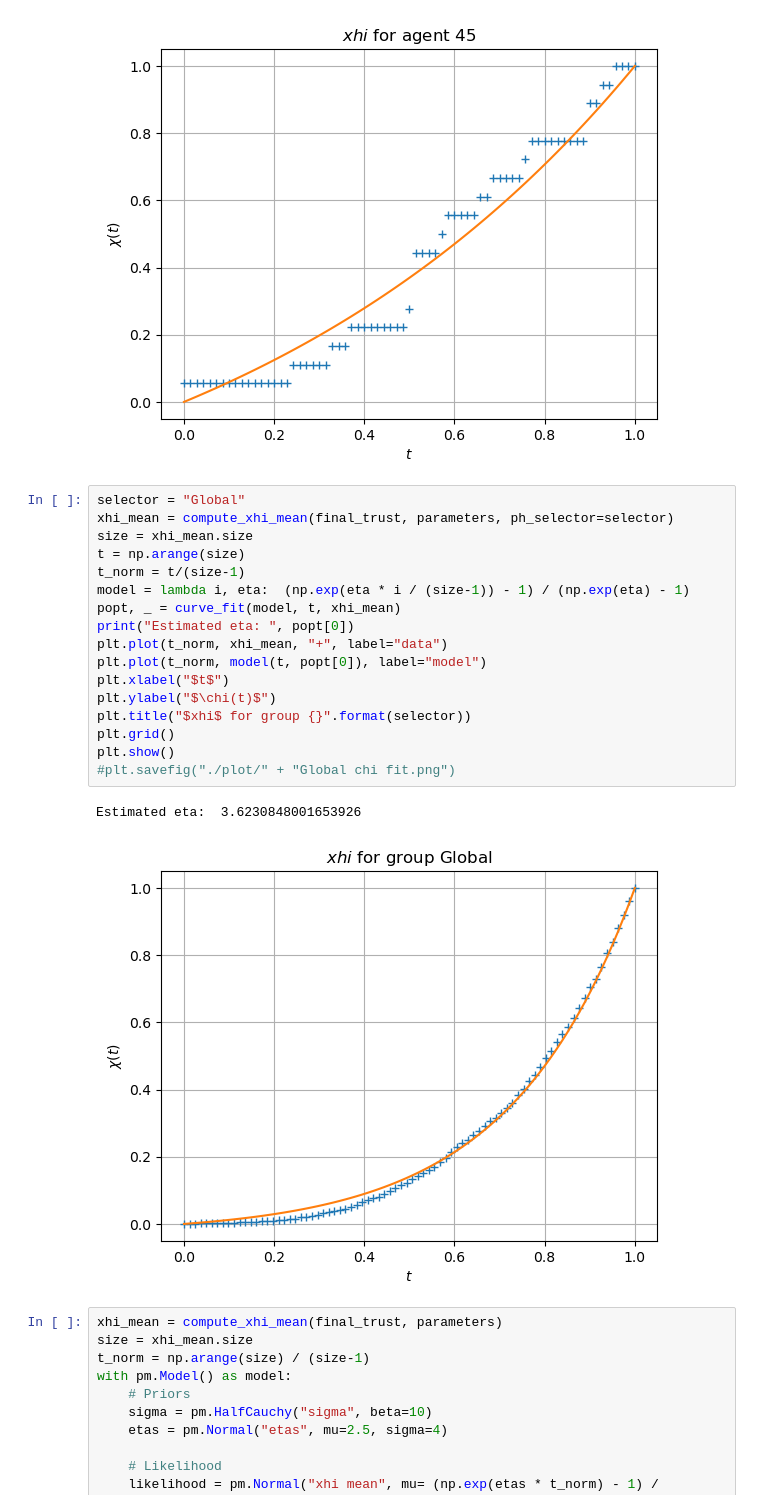
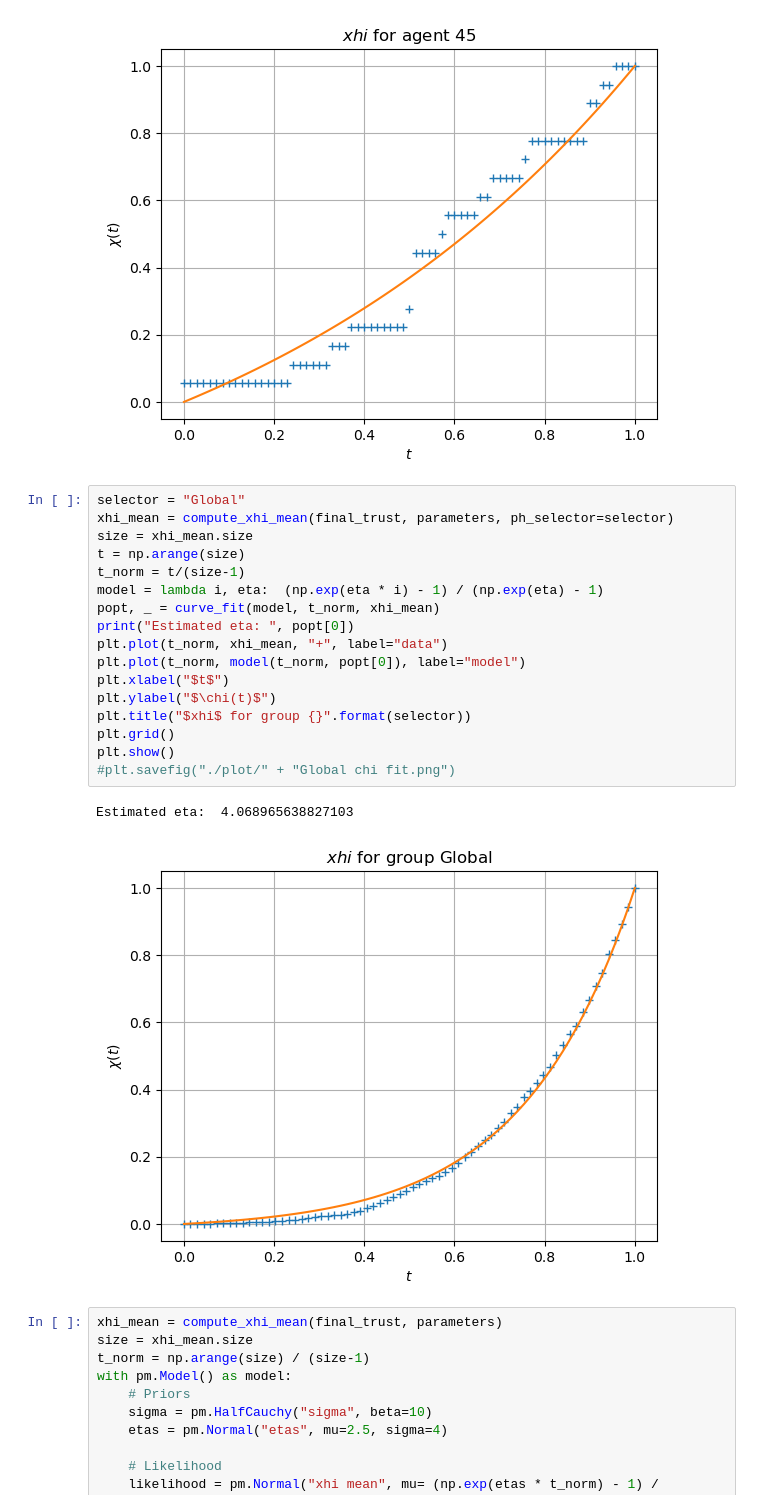
Before and after one commit to yuxuama/cooperation_emergence, a Jupyter notebook: notebooks/one_stack_analysis.ipynb, the cells around one changed output. Cells and saved outputs as stored; diff of their text form.

```diff
--- a/notebooks/one_stack_analysis.ipynb
+++ b/notebooks/one_stack_analysis.ipynb
@@ -133,23 +135,23 @@ Estimated eta:  1.0697287984330046
 # %%
 selector = "Global"
 xhi_mean = compute_xhi_mean(final_trust, parameters, ph_selector=selector)
 size = xhi_mean.size
 t = np.arange(size)
 t_norm = t/(size-1)
-model = lambda i, eta:  (np.exp(eta * i / (size-1)) - 1) / (np.exp(eta) - 1)
-popt, _ = curve_fit(model, t, xhi_mean)
+model = lambda i, eta:  (np.exp(eta * i) - 1) / (np.exp(eta) - 1)
+popt, _ = curve_fit(model, t_norm, xhi_mean)
 print("Estimated eta: ", popt[0])
 plt.plot(t_norm, xhi_mean, "+", label="data")
-plt.plot(t_norm, model(t, popt[0]), label="model")
+plt.plot(t_norm, model(t_norm, popt[0]), label="model")
 plt.xlabel("$t$")
 plt.ylabel("$\chi(t)$")
 plt.title("$xhi$ for group {}".format(selector))
 plt.grid()
 plt.show()
 #plt.savefig("./plot/" + "Global chi fit.png")
 # %% [output]
-Estimated eta:  3.6230848001653926
+Estimated eta:  4.068965638827103
-[figure, old version]
+[figure, new version]
 # %%
 xhi_mean = compute_xhi_mean(final_trust, parameters)
 size = xhi_mean.size
```
Also changed, not shown: parts of 12 cells of this notebook, 3 other files.
